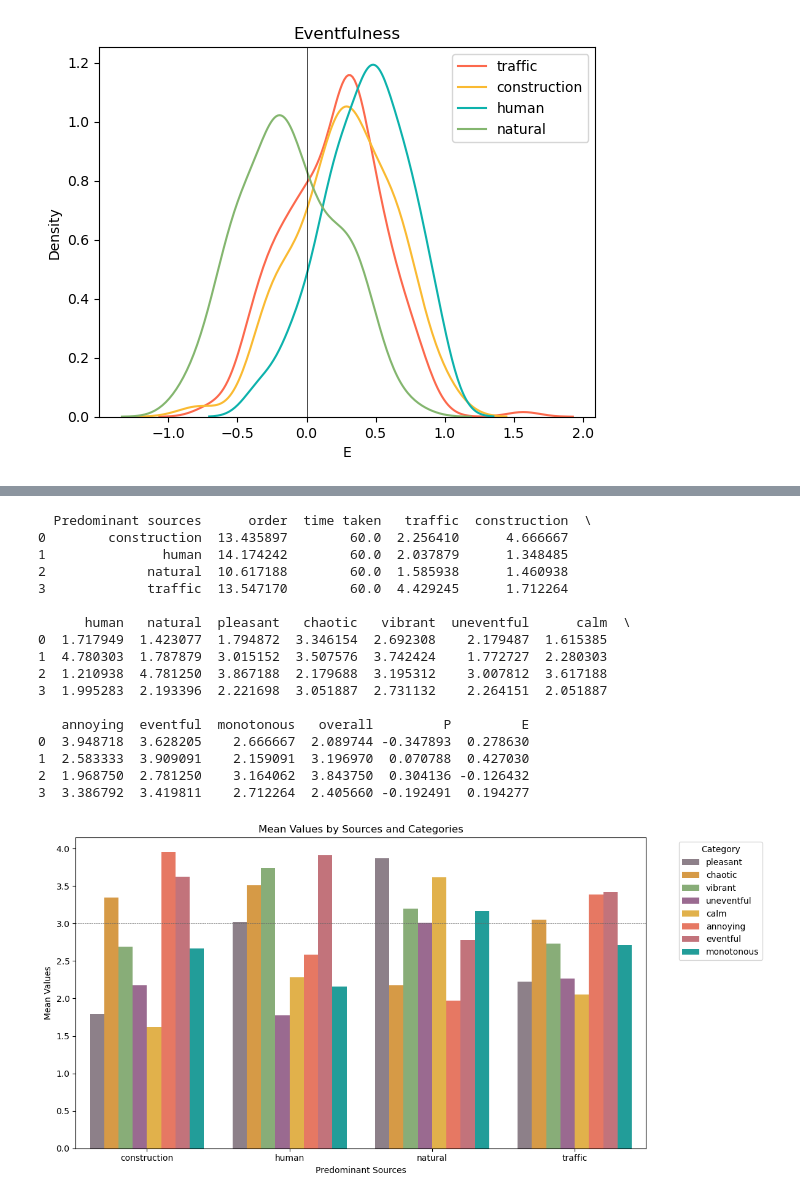
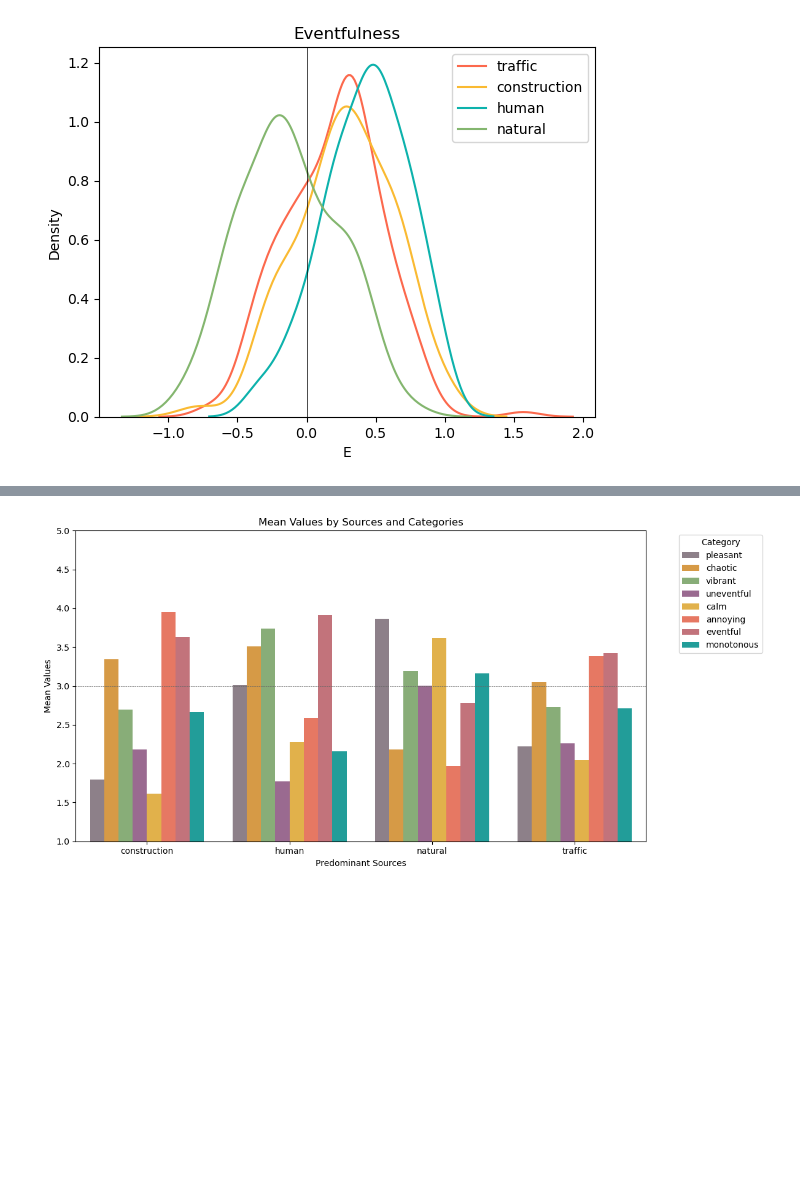
Before and after one commit to amaiasagasti/UrbanPleasantnessEventfulness, a Jupyter notebook: src/Analyse_results_listening_tests.ipynb, the cells around one changed output, grey strips where cells are left out. Cells and saved outputs as stored; diff of their text form; code cells hidden in the pictures; blank space fills up the shorter version.

```diff
--- a/src/Analyse_results_listening_tests.ipynb
+++ b/src/Analyse_results_listening_tests.ipynb
@@ -265,68 +265,32 @@ for source in sources:
 # %%
 categories={"calm", "vibrant", "pleasant", "eventful", "chaotic", "monotonous", "annoying", "uneventful", "Predominant sources"}
 # Group by 'Predominant sources' and sum the other columns
 # Group by 'Predominant sources' and compute the mean
 grouped_df = df.groupby("Predominant sources").mean().reset_index()
-print(grouped_df)
-"""# Initialize position counter for each bar
-position = 0
-
-# Plotting each category in a loop
-for column, color in values_palette.items():
-    sns.barplot(data=grouped_df, x="Predominant sources", y=column, color=color, label=column,
-                dodge=True, ci=None)
-    position += 1  # Increment position for next bar
-
-# Add legend
-plt.legend()
-
-# Set plot title and labels
-plt.title("Summed Values by Predominant Sources and Categories")
-plt.xlabel("Predominant Sources")
-plt.ylabel("Summed Values")
-
-# Show plot
-plt.show() """
 
 # Convert the DataFrame to long format
 df_long = grouped_df.melt(id_vars=["Predominant sources"],
                   value_vars=["pleasant", "chaotic", "vibrant", "uneventful", "calm", "annoying", "eventful", "monotonous"],
                   var_name="Category", value_name="Value")
 
 # Set the figure size
 plt.figure(figsize=(12, 6))
-
 # Create the bar plot
 sns.barplot(data=df_long, x="Predominant sources", y="Value", hue="Category", dodge=True, palette=values_palette)
-
+plt.ylim(1, 5)
 # Add legend
 plt.legend(title="Category", bbox_to_anchor=(1.05, 1), loc='upper left')
 
 # Set plot title and labels
 plt.title("Mean Values by Sources and Categories")
 plt.xlabel("Predominant Sources")
 plt.ylabel("Mean Values")
 
+
+
 plt.axhline(3, color='#666666',linestyle='--',linewidth=0.5)
 # Show plot
 plt.tight_layout()
 plt.show()
 # %% [output]
-  Predominant sources      order  time taken   traffic  construction  \
-0        construction  13.435897        60.0  2.256410      4.666667
-1               human  14.174242        60.0  2.037879      1.348485
-2             natural  10.617188        60.0  1.585938      1.460938
-3             traffic  13.547170        60.0  4.429245      1.712264
-
-      human   natural  pleasant   chaotic   vibrant  uneventful      calm  \
-0  1.717949  1.423077  1.794872  3.346154  2.692308    2.179487  1.615385
-1  4.780303  1.787879  3.015152  3.507576  3.742424    1.772727  2.280303
-2  1.210938  4.781250  3.867188  2.179688  3.195312    3.007812  3.617188
-3  1.995283  2.193396  2.221698  3.051887  2.731132    2.264151  2.051887
-
-   annoying  eventful  monotonous   overall         P         E
-0  3.948718  3.628205    2.666667  2.089744 -0.347893  0.278630
-1  2.583333  3.909091    2.159091  3.196970  0.070788  0.427030
-2  1.968750  2.781250    3.164062  3.843750  0.304136 -0.126432
-3  3.386792  3.419811    2.712264  2.405660 -0.192491  0.194277
-[figure, old version]
+[figure, new version]
```
Also changed, not shown: parts of 2 cells of this notebook.
